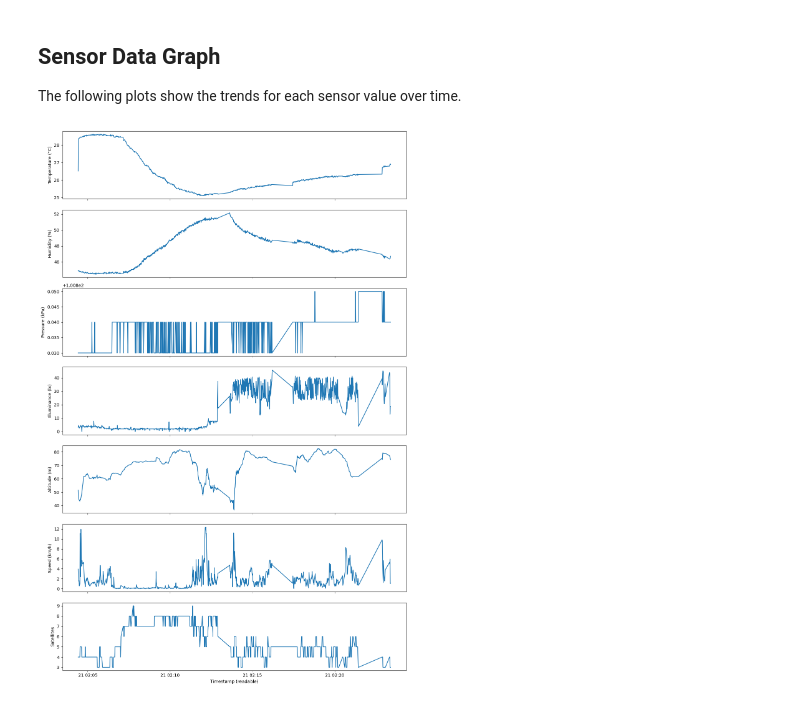
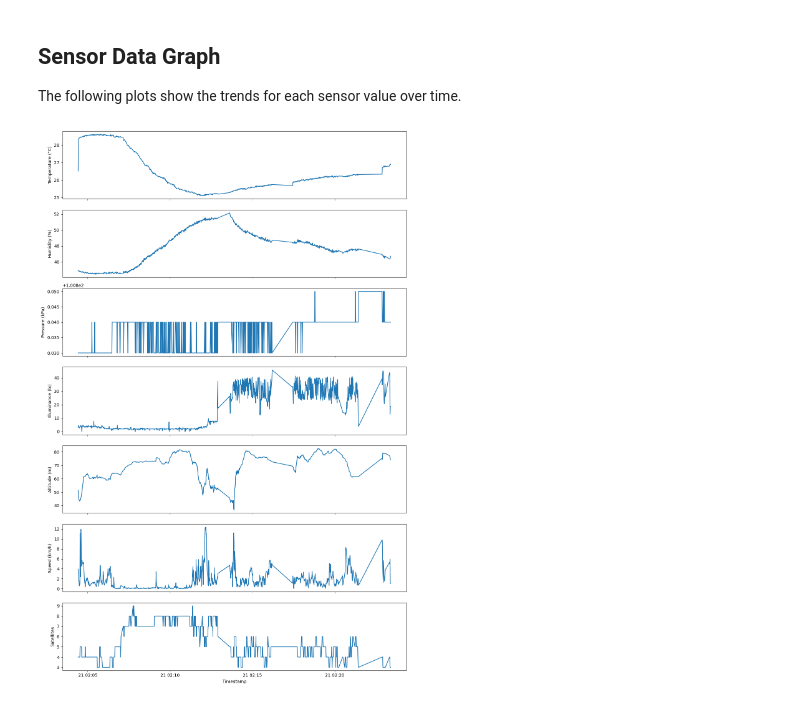
Before and after one commit to RyanLua/slushosphere, a Jupyter notebook: notebooks/graph.ipynb, the cells around one changed output. Saved outputs shown, nothing was run; the diff lists cells and outputs as text; code cells hidden in the pictures.

```diff
--- a/notebooks/graph.ipynb
+++ b/notebooks/graph.ipynb
@@ -22,18 +22,23 @@ The following plots show the trends for each sensor value over time.
 # %%
 import matplotlib.pyplot as plt
 
 columns = [
-    'Temperature (°C)', 'Humidity (%)', 'Pressure (kPa)',
-    'Illuminance (lx)', 'Altitude (m)', 'Speed (km/h)', 'Satellites'
+    "Temperature (°C)",
+    "Humidity (%)",
+    "Pressure (kPa)",
+    "Illuminance (lx)",
+    "Altitude (m)",
+    "Speed (km/h)",
+    "Satellites",
 ]
 
 fig, axs = plt.subplots(len(columns), 1, figsize=(12, 18), sharex=True)
 for i, col in enumerate(columns):
-    axs[i].plot(df['Timestamp'], df[col], label=col)
+    axs[i].plot(df["Timestamp"], df[col], label=col)
     axs[i].set_ylabel(col)
 
-axs[-1].set_xlabel('Timestamp (readable)')
+axs[-1].set_xlabel("Timestamp")
 plt.tight_layout()
 plt.show()
 # %% [output]
-[figure, old version]
+[figure, new version]
```
